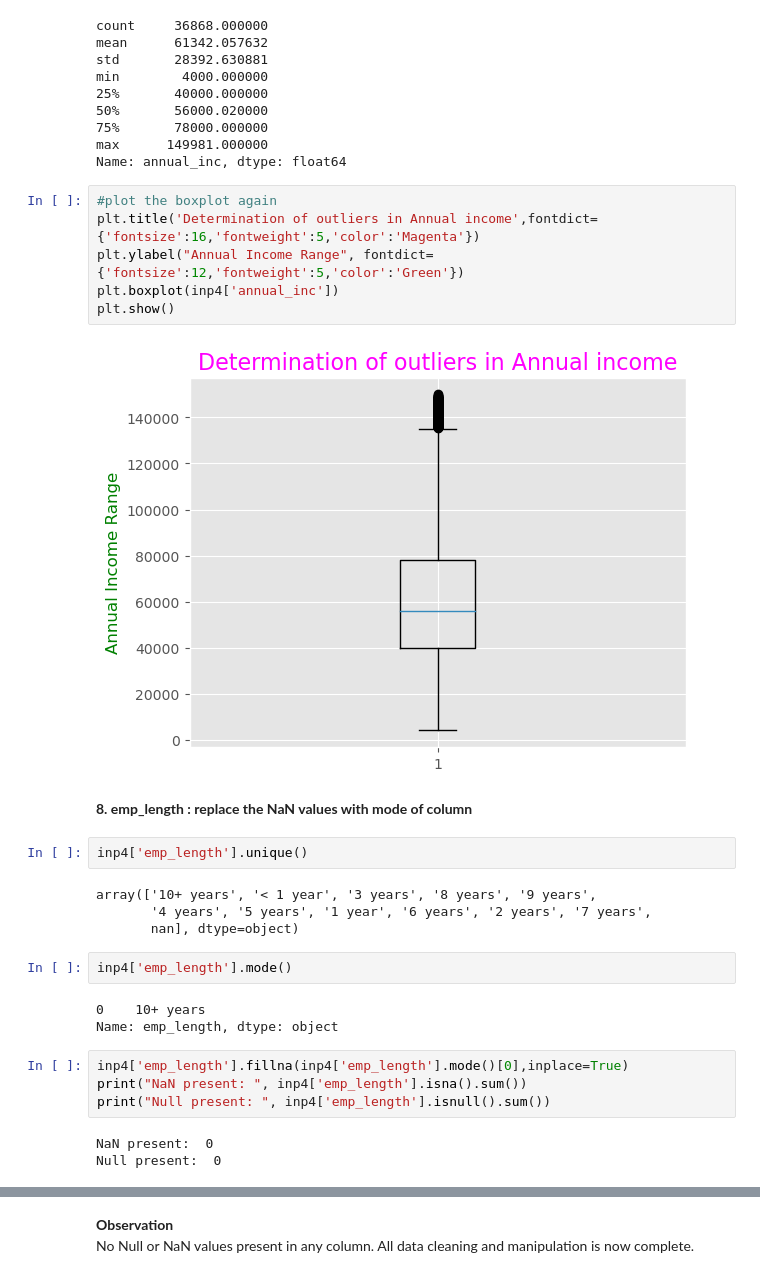
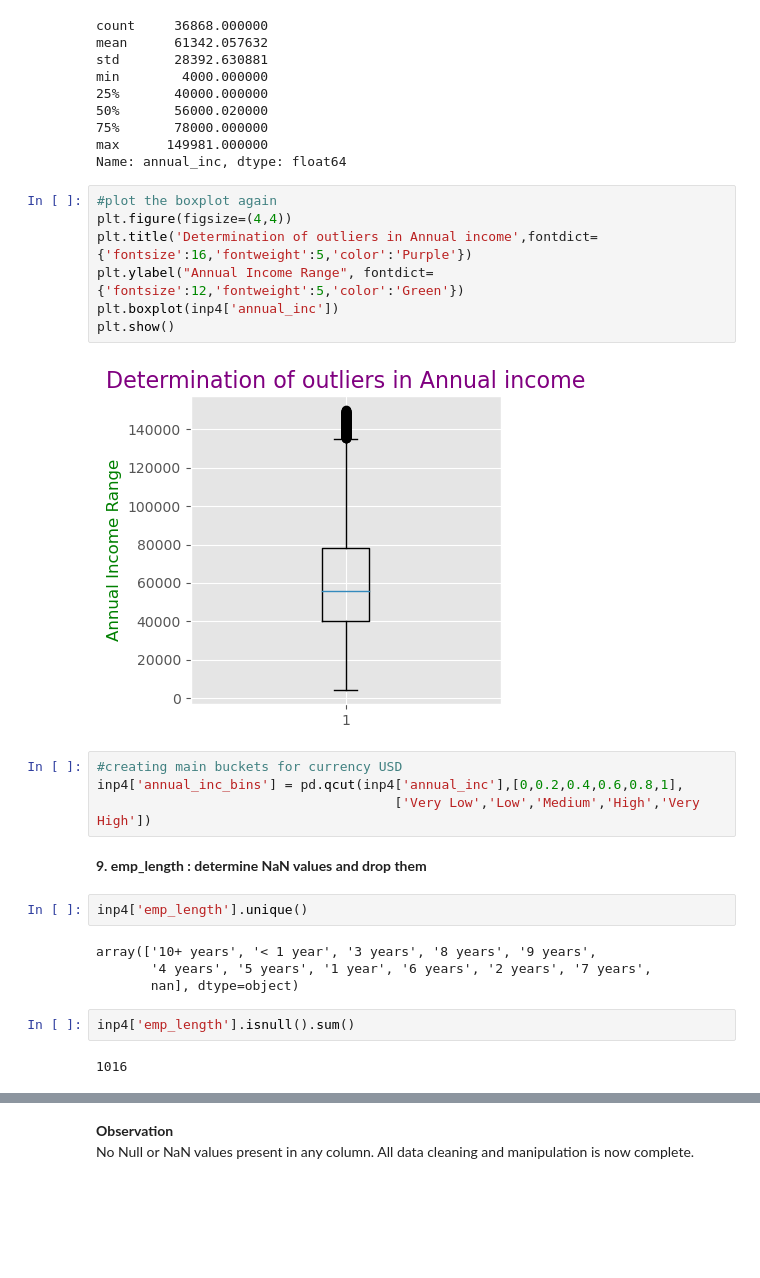
Before and after one commit to shagunp/Lending_CaseStudy, a Jupyter notebook: Andrea_Shagun.ipynb, the cells around one changed output, grey strips where cells are left out. Saved outputs shown, nothing was run; the diff lists cells and outputs as text; blank space fills up the shorter version.

```diff
--- a/Andrea_Shagun.ipynb
+++ b/Andrea_Shagun.ipynb
@@ -507,29 +509,26 @@ max      149981.000000
 Name: annual_inc, dtype: float64
 # %%
 #plot the boxplot again
-plt.title('Determination of outliers in Annual income',fontdict={'fontsize':16,'fontweight':5,'color':'Magenta'})
+plt.figure(figsize=(4,4))
+plt.title('Determination of outliers in Annual income',fontdict={'fontsize':16,'fontweight':5,'color':'Purple'})
 plt.ylabel("Annual Income Range", fontdict={'fontsize':12,'fontweight':5,'color':'Green'})
 plt.boxplot(inp4['annual_inc'])
 plt.show()
 # %% [output]
-[figure, old version]
+[figure, new version]
+# %%
+#creating main buckets for currency USD
+inp4['annual_inc_bins'] = pd.qcut(inp4['annual_inc'],[0,0.2,0.4,0.6,0.8,1],
+                                      ['Very Low','Low','Medium','High','Very High'])
 # %% [markdown]
-**8. emp_length : replace the NaN values with mode of column**
+**9. emp_length : determine NaN values and drop them**
 # %%
 inp4['emp_length'].unique()
 # %% [output]
 array(['10+ years', '< 1 year', '3 years', '8 years', '9 years',
        '4 years', '5 years', '1 year', '6 years', '2 years', '7 years',
        nan], dtype=object)
-# %%
-inp4['emp_length'].mode()
-# %% [output]
-0    10+ years
-Name: emp_length, dtype: object
 # %%
-inp4['emp_length'].fillna(inp4['emp_length'].mode()[0],inplace=True)
-print("NaN present: ", inp4['emp_length'].isna().sum())
-print("Null present: ", inp4['emp_length'].isnull().sum())
+inp4['emp_length'].isnull().sum()
 # %% [output]
-NaN present:  0
-Null present:  0
+1016
```
Also changed, not shown: parts of 48 cells of this notebook.
